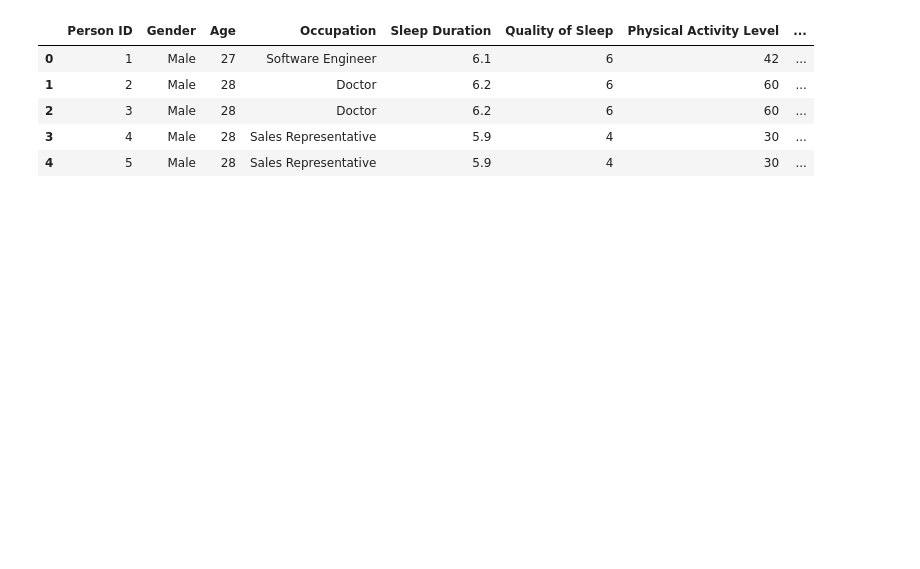
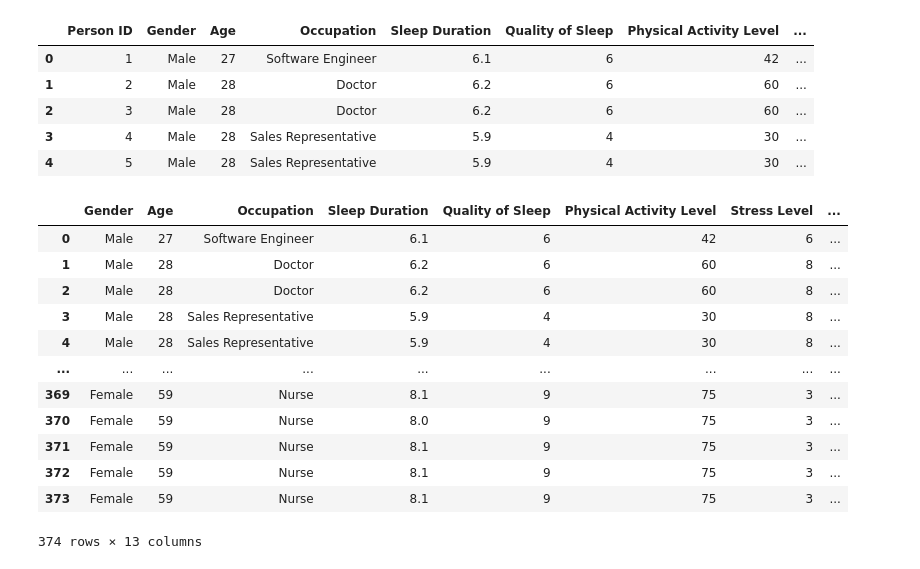
Before and after one commit to HanielPro/SleepHealth-Study-ML, a Jupyter notebook: src/notebook.ipynb, the cells around one changed output. Cells and saved outputs as stored; diff of their text form; code cells hidden in the pictures; blank space fills up the shorter version.

```diff
--- a/src/notebook.ipynb
+++ b/src/notebook.ipynb
@@ -47,3 +27,34 @@ display(data.head())
 | 2 | 3 | Male | 28 | Doctor | 6.2 | 6 | 60 | ... |
 | 3 | 4 | Male | 28 | Sales Representative | 5.9 | 4 | 30 | ... |
 | 4 | 5 | Male | 28 | Sales Representative | 5.9 | 4 | 30 | ... |
+# %%
+# 3 - Remover Colunas desnecessárias
+try:
+  data.drop(columns=['Person ID'], inplace=True)
+except(Exception):
+    pass
+# 4 - Dividir a Coluna Blood Pressure em duas colunas.
+
+try:
+  data[["Systolic BP","Diastolic BP"]] = data['Blood Pressure'].str.split("/", expand=True)
+  data.drop(columns=['Blood Pressure'], inplace=True)
+except(Exception):
+    pass
+
+# Converter os valores para numérico
+data['Systolic BP'] = pd.to_numeric(data['Systolic BP'])
+data['Diastolic BP'] = pd.to_numeric(data['Diastolic BP'])
+# %% [output]
+|  | Gender | Age | Occupation | Sleep Duration | Quality of Sleep | Physical Activity Level | Stress Level | ... |
+| 0 | Male | 27 | Software Engineer | 6.1 | 6 | 42 | 6 | ... |
+| 1 | Male | 28 | Doctor | 6.2 | 6 | 60 | 8 | ... |
+| 2 | Male | 28 | Doctor | 6.2 | 6 | 60 | 8 | ... |
+| 3 | Male | 28 | Sales Representative | 5.9 | 4 | 30 | 8 | ... |
+| 4 | Male | 28 | Sales Representative | 5.9 | 4 | 30 | 8 | ... |
+| ... | ... | ... | ... | ... | ... | ... | ... | ... |
+| 369 | Female | 59 | Nurse | 8.1 | 9 | 75 | 3 | ... |
+| 370 | Female | 59 | Nurse | 8.0 | 9 | 75 | 3 | ... |
+| 371 | Female | 59 | Nurse | 8.1 | 9 | 75 | 3 | ... |
+| 372 | Female | 59 | Nurse | 8.1 | 9 | 75 | 3 | ... |
+| 373 | Female | 59 | Nurse | 8.1 | 9 | 75 | 3 | ... |
+374 rows × 13 columns
```
Also changed, not shown: parts of 13 cells of this notebook.
